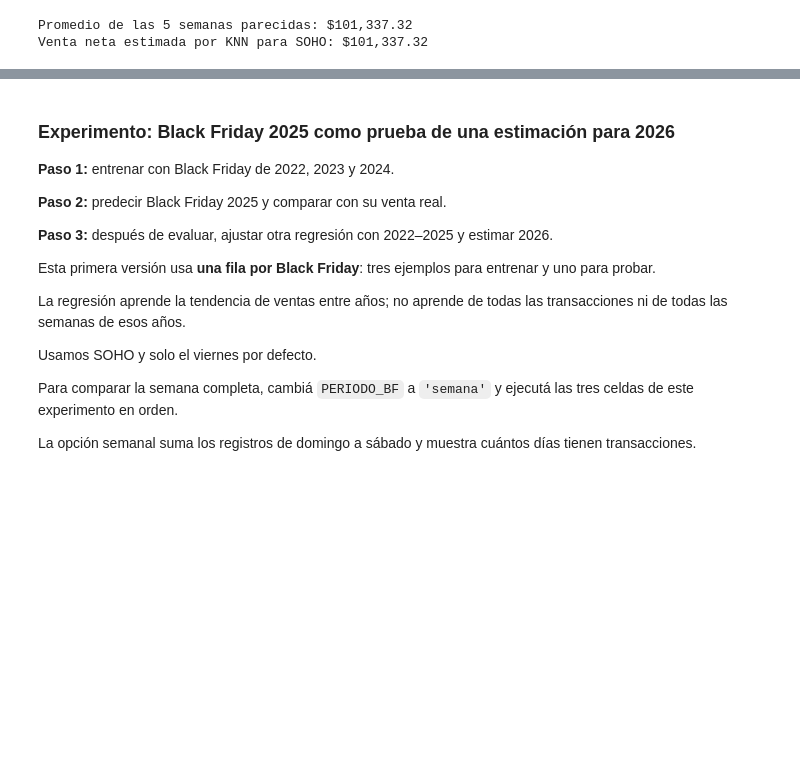
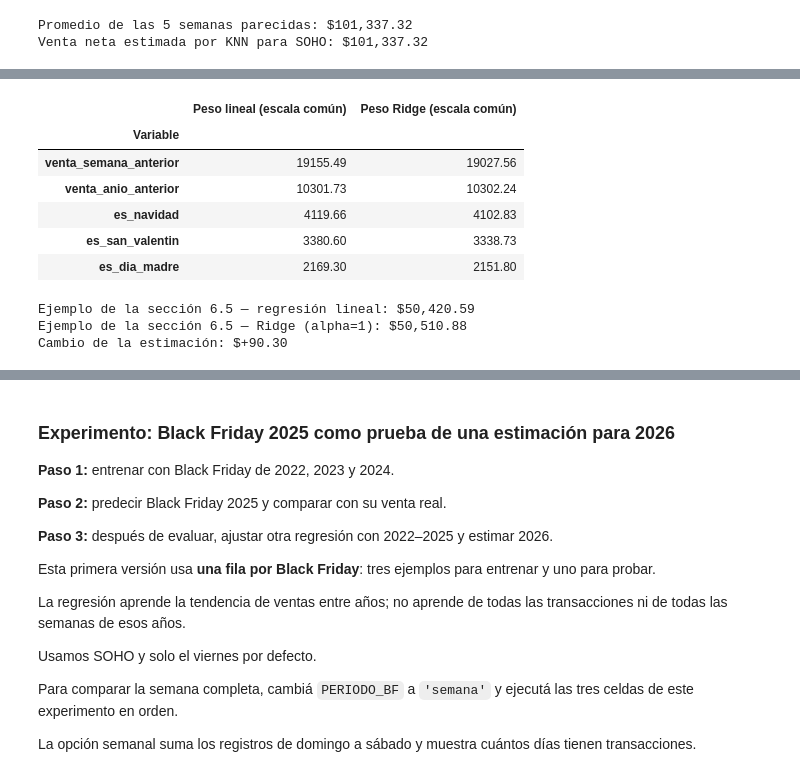
Before and after one commit to geramargonzalez/sales-revenue-datascience, a Jupyter notebook: sales-revenue-jewery.ipynb, the cells around one changed output, grey strips where cells are left out. Saved outputs shown, nothing was run; the diff lists cells and outputs as text; code cells hidden in the pictures; blank space fills up the shorter version.

```diff
--- a/sales-revenue-jewery.ipynb
+++ b/sales-revenue-jewery.ipynb
@@ -2782,0 +2803,16 @@ Venta neta estimada por KNN para SOHO: $101,337.32
+# %%
+# Cambiá solo este valor y repetí las celdas de Ridge para observar el efecto
+ALPHA_RIDGE = 1.0
+assert np.isfinite(ALPHA_RIDGE) and ALPHA_RIDGE > 0, 'Usá un alpha positivo y finito'
+
+modelo_ridge = Pipeline([
+    ('escala', StandardScaler()),
+    ('regresion', Ridge(alpha=ALPHA_RIDGE))
+])
+modelo_ridge.fit(X_train_rl, y_train_rl)
+y_pred_ridge = modelo_ridge.predict(X_test_rl)
+nombre_ridge = f'Ridge (alpha={ALPHA_RIDGE:g})'
+
+print(f'Tienda: {UBICACION_RL} | {nombre_ridge}')
+print(f'Entrenamiento: {len(X_train_rl)} semanas | Prueba: {len(X_test_rl)} semanas')
+print(f'Prueba: {X_test_rl.index.min():%d/%m/%Y} a {X_test_rl.index.max():%d/%m/%Y}')
@@ -2782,0 +2837,31 @@ Venta neta estimada por KNN para SOHO: $101,337.32
+# %%
+# La escala común permite comparar los pesos sin mezclar unidades
+lineal_escalada_ridge = Pipeline([
+    ('escala', StandardScaler()),
+    ('regresion', LinearRegression())
+])
+lineal_escalada_ridge.fit(X_train_rl, y_train_rl)
+pesos_ridge = pd.DataFrame({
+    'Variable': VARIABLES_RL,
+    'Peso lineal (escala común)': lineal_escalada_ridge.named_steps['regresion'].coef_,
+    'Peso Ridge (escala común)': modelo_ridge.named_steps['regresion'].coef_
+}).set_index('Variable')
+display(pesos_ridge.round(2))
+
+ejemplo_ridge = nueva_semana_rl[VARIABLES_RL]
+estimacion_ridge = modelo_ridge.predict(ejemplo_ridge)[0]
+estimacion_lineal_ridge = modelo_rl.predict(ejemplo_ridge)[0]
+print(f'Ejemplo de la sección 6.5 — regresión lineal: ${estimacion_lineal_ridge:,.2f}')
+print(f'Ejemplo de la sección 6.5 — {nombre_ridge}: ${estimacion_ridge:,.2f}')
+print(f'Cambio de la estimación: ${estimacion_ridge - estimacion_lineal_ridge:+,.2f}')
+# %% [output]
+|  | Peso lineal (escala común) | Peso Ridge (escala común) |
+| Variable |  |  |
+| venta_semana_anterior | 19155.49 | 19027.56 |
+| venta_anio_anterior | 10301.73 | 10302.24 |
+| es_navidad | 4119.66 | 4102.83 |
+| es_san_valentin | 3380.60 | 3338.73 |
+| es_dia_madre | 2169.30 | 2151.80 |
+Ejemplo de la sección 6.5 — regresión lineal: $50,420.59
+Ejemplo de la sección 6.5 — Ridge (alpha=1): $50,510.88
+Cambio de la estimación: $+90.30
```
Also changed, not shown: parts of 8 cells of this notebook, 2 other files.
